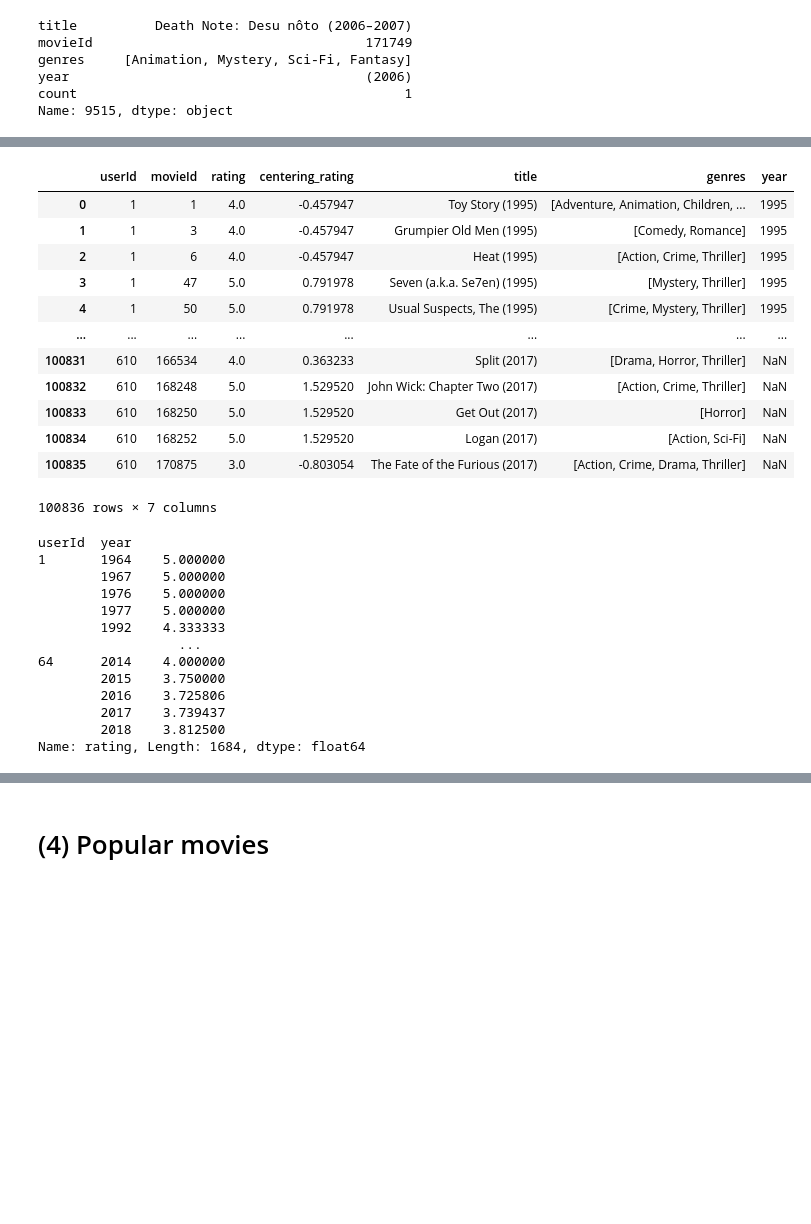
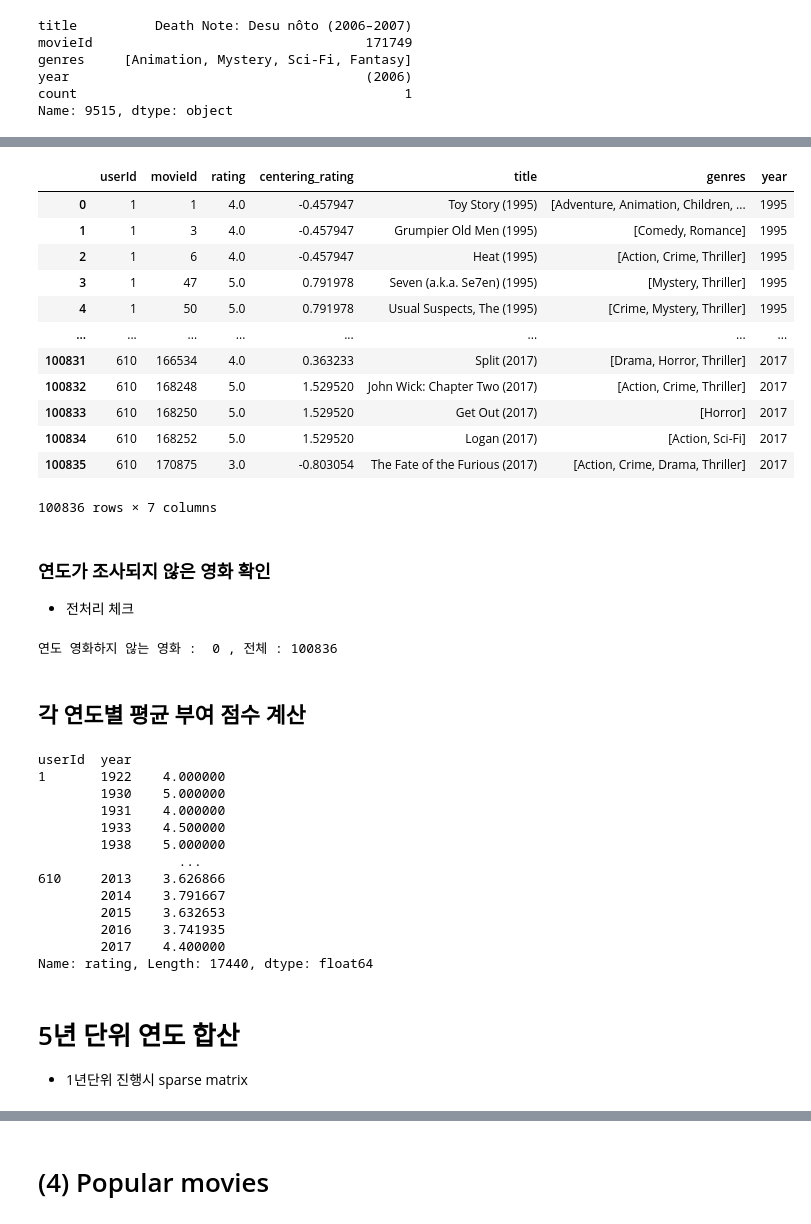
Before and after one commit to basamg912/item_based-recommendation-system, a Jupyter notebook: notebooks/item_based_CF(sim_matrix).ipynb, the cells around one changed output, grey strips where cells are left out. Drawn from its saved outputs; the diff is of its cells as text; code cells hidden in the pictures; blank space fills up the shorter version.

```diff
--- a/notebooks/item_based_CF(sim_matrix).ipynb
+++ b/notebooks/item_based_CF(sim_matrix).ipynb
@@ -517,4 +553,2 @@ Name: 9515, dtype: object
 # %%
-movies_year = movies_df['year'].str.strip(to_strip="()")
-
-movie_ratings_df['year'] = movies_year
+movies_year = movies_df.set_index('title')['year'].str.strip(to_strip="()")
@@ -521,32 +571,46 @@ movie_ratings_df['year'] = movies_year
 # %%
+movie_ratings_df['year'] = movie_ratings_df['title'].map(movies_year.to_dict())
+
 movie_ratings_df
 # %% [output]
 |  | userId | movieId | rating | centering_rating | title | genres | year |
 | 0 | 1 | 1 | 4.0 | -0.457947 | Toy Story (1995) | [Adventure, Animation, Children, ... | 1995 |
 | 1 | 1 | 3 | 4.0 | -0.457947 | Grumpier Old Men (1995) | [Comedy, Romance] | 1995 |
 | 2 | 1 | 6 | 4.0 | -0.457947 | Heat (1995) | [Action, Crime, Thriller] | 1995 |
 | 3 | 1 | 47 | 5.0 | 0.791978 | Seven (a.k.a. Se7en) (1995) | [Mystery, Thriller] | 1995 |
 | 4 | 1 | 50 | 5.0 | 0.791978 | Usual Suspects, The (1995) | [Crime, Mystery, Thriller] | 1995 |
 | ... | ... | ... | ... | ... | ... | ... | ... |
-| 100831 | 610 | 166534 | 4.0 | 0.363233 | Split (2017) | [Drama, Horror, Thriller] | NaN |
-| 100832 | 610 | 168248 | 5.0 | 1.529520 | John Wick: Chapter Two (2017) | [Action, Crime, Thriller] | NaN |
-| 100833 | 610 | 168250 | 5.0 | 1.529520 | Get Out (2017) | [Horror] | NaN |
-| 100834 | 610 | 168252 | 5.0 | 1.529520 | Logan (2017) | [Action, Sci-Fi] | NaN |
-| 100835 | 610 | 170875 | 3.0 | -0.803054 | The Fate of the Furious (2017) | [Action, Crime, Drama, Thriller] | NaN |
+| 100831 | 610 | 166534 | 4.0 | 0.363233 | Split (2017) | [Drama, Horror, Thriller] | 2017 |
+| 100832 | 610 | 168248 | 5.0 | 1.529520 | John Wick: Chapter Two (2017) | [Action, Crime, Thriller] | 2017 |
+| 100833 | 610 | 168250 | 5.0 | 1.529520 | Get Out (2017) | [Horror] | 2017 |
+| 100834 | 610 | 168252 | 5.0 | 1.529520 | Logan (2017) | [Action, Sci-Fi] | 2017 |
+| 100835 | 610 | 170875 | 3.0 | -0.803054 | The Fate of the Furious (2017) | [Action, Crime, Drama, Thriller] | 2017 |
 100836 rows × 7 columns
+# %% [markdown]
+### 연도가 조사되지 않은 영화 확인
+- 전처리 체크
+# %%
+print("연도 영화하지 않는 영화 : " ,movie_ratings_df['year'].isnull().sum(), ", 전체 :", len(movie_ratings_df))
+# %% [output]
+연도 영화하지 않는 영화 :  0 , 전체 : 100836
+# %% [markdown]
+## 각 연도별 평균 부여 점수 계산
 # %%
 movie_ratings_df.groupby(['userId','year'])['rating'].mean()
 # %% [output]
 userId  year
-1       1964    5.000000
-        1967    5.000000
-        1976    5.000000
-        1977    5.000000
-        1992    4.333333
+1       1922    4.000000
+        1930    5.000000
+        1931    4.000000
+        1933    4.500000
+        1938    5.000000
                   ...
-64      2014    4.000000
-        2015    3.750000
-        2016    3.725806
-        2017    3.739437
-        2018    3.812500
-Name: rating, Length: 1684, dtype: float64
+610     2013    3.626866
+        2014    3.791667
+        2015    3.632653
+        2016    3.741935
+        2017    4.400000
+Name: rating, Length: 17440, dtype: float64
+# %% [markdown]
+# 5년 단위 연도 합산
+- 1년단위 진행시 sparse matrix
```
Also changed, not shown: parts of 24 cells of this notebook, 1 other file.
